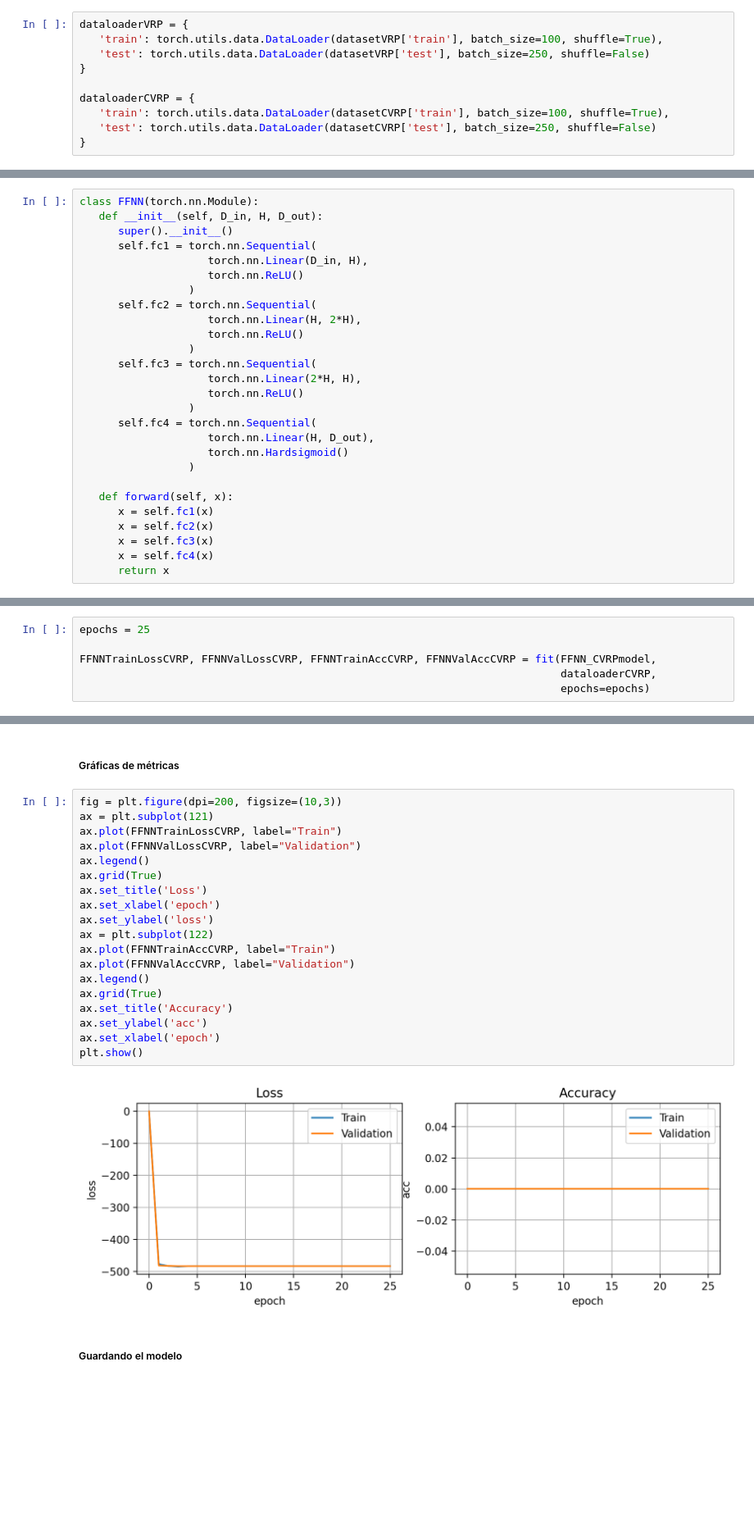
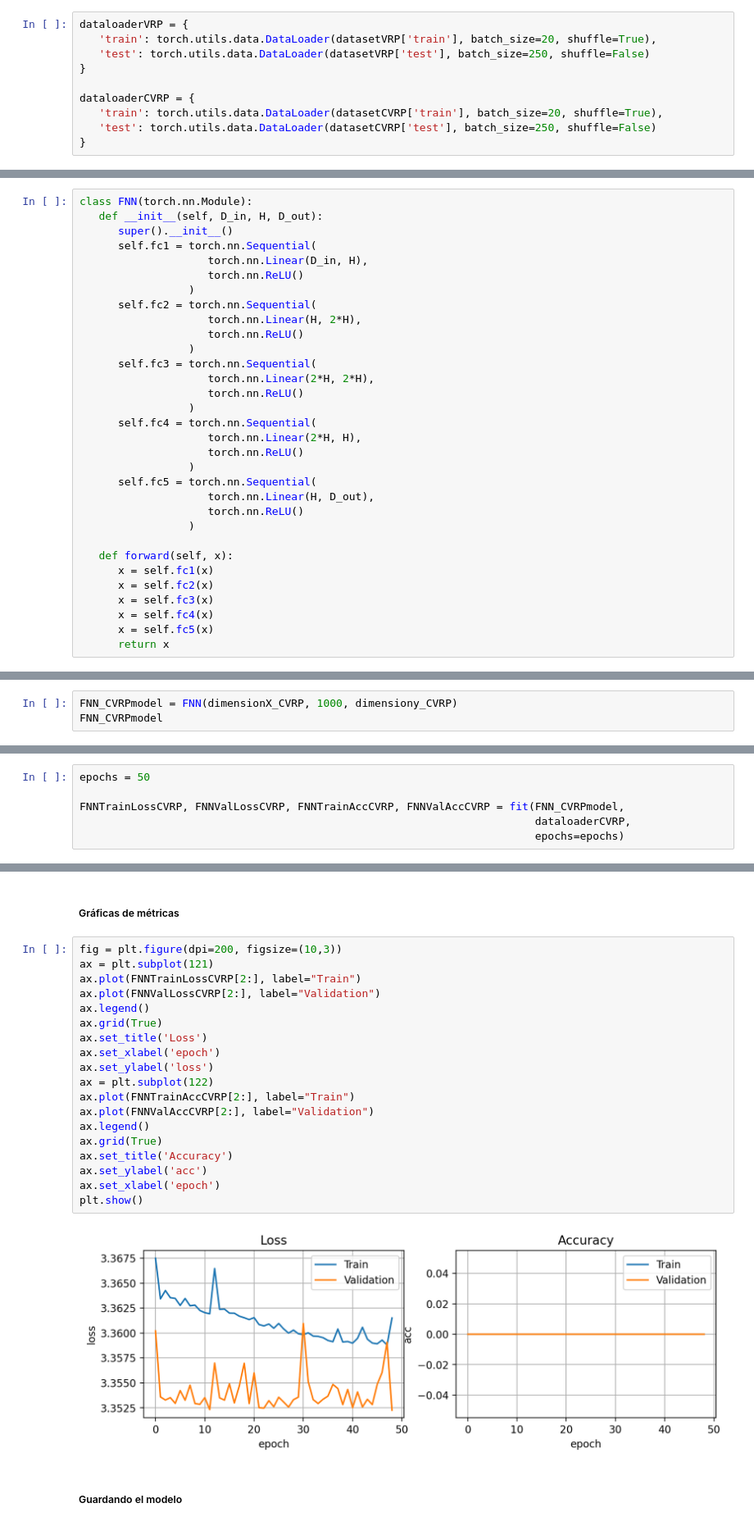
Before and after one commit to jesusmiguel123/Soluci-n-al-problema-de-Rutas-de-veh-culos-aplicando-GNN-y-CNN, a Jupyter notebook: Solucion al problema de Rutas de Vehiculos aplicando GNN y CNN.ipynb, the cells around one changed output, grey strips where cells are left out. Shown: that part at 82% size. Drawn from its saved outputs; the diff is of its cells as text; blank space fills up the shorter version.

```diff
--- a/Solucion al problema de Rutas de Vehiculos aplicando GNN y CNN.ipynb
+++ b/Solucion al problema de Rutas de Vehiculos aplicando GNN y CNN.ipynb
@@ -184,18 +208,18 @@ datasetCVRP = {
 Se divide el dataset en batches para un mejor entrenamiento usando el modulo utils.data.
 # %%
 dataloaderVRP = {
-   'train': torch.utils.data.DataLoader(datasetVRP['train'], batch_size=100, shuffle=True),
+   'train': torch.utils.data.DataLoader(datasetVRP['train'], batch_size=20, shuffle=True),
    'test': torch.utils.data.DataLoader(datasetVRP['test'], batch_size=250, shuffle=False)
 }
 
 dataloaderCVRP = {
-   'train': torch.utils.data.DataLoader(datasetCVRP['train'], batch_size=100, shuffle=True),
+   'train': torch.utils.data.DataLoader(datasetCVRP['train'], batch_size=20, shuffle=True),
    'test': torch.utils.data.DataLoader(datasetCVRP['test'], batch_size=250, shuffle=False)
 }
 # %% [markdown]
 #### Definición del modelo
 # %%
-class FFNN(torch.nn.Module):
+class FNN(torch.nn.Module):
    def __init__(self, D_in, H, D_out):
       super().__init__()
       self.fc1 = torch.nn.Sequential(
@@ -207,12 +231,16 @@ class FFNN(torch.nn.Module):
                     torch.nn.ReLU()
                  )
       self.fc3 = torch.nn.Sequential(
+                    torch.nn.Linear(2*H, 2*H),
+                    torch.nn.ReLU()
+                 )
+      self.fc4 = torch.nn.Sequential(
                     torch.nn.Linear(2*H, H),
                     torch.nn.ReLU()
                  )
-      self.fc4 = torch.nn.Sequential(
+      self.fc5 = torch.nn.Sequential(
                     torch.nn.Linear(H, D_out),
-                    torch.nn.Hardsigmoid()
+                    torch.nn.ReLU()
                  )
 
    def forward(self, x):
@@ -220,6 +248,7 @@ class FFNN(torch.nn.Module):
       x = self.fc2(x)
       x = self.fc3(x)
       x = self.fc4(x)
+      x = self.fc5(x)
       return x
 # %% [markdown]
 #### Función de entrenamiento
@@ -369,0 +378,3 @@ FFNN(
+# %%
+FNN_CVRPmodel = FNN(dimensionX_CVRP, 1000, dimensiony_CVRP)
+FNN_CVRPmodel
@@ -370,9 +399,9 @@ FFNN(
 # %% [markdown]
 ##### Entrenamiento
 # %%
-epochs = 25
+epochs = 50
 
-FFNNTrainLossCVRP, FFNNValLossCVRP, FFNNTrainAccCVRP, FFNNValAccCVRP = fit(FFNN_CVRPmodel,
-                                                                           dataloaderCVRP,
-                                                                           epochs=epochs)
+FNNTrainLossCVRP, FNNValLossCVRP, FNNTrainAccCVRP, FNNValAccCVRP = fit(FNN_CVRPmodel,
+                                                                       dataloaderCVRP,
+                                                                       epochs=epochs)
 # %% [output]
@@ -398,23 +427,23 @@ Epoch 25/25 loss -483.72223 val_loss -483.72489 acc 0.00000 val_acc 0.00000
 # %%
 fig = plt.figure(dpi=200, figsize=(10,3))
 ax = plt.subplot(121)
-ax.plot(FFNNTrainLossCVRP, label="Train")
-ax.plot(FFNNValLossCVRP, label="Validation")
+ax.plot(FNNTrainLossCVRP[2:], label="Train")
+ax.plot(FNNValLossCVRP[2:], label="Validation")
 ax.legend()
 ax.grid(True)
 ax.set_title('Loss')
 ax.set_xlabel('epoch')
 ax.set_ylabel('loss')
 ax = plt.subplot(122)
-ax.plot(FFNNTrainAccCVRP, label="Train")
-ax.plot(FFNNValAccCVRP, label="Validation")
+ax.plot(FNNTrainAccCVRP[2:], label="Train")
+ax.plot(FNNValAccCVRP[2:], label="Validation")
 ax.legend()
 ax.grid(True)
 ax.set_title('Accuracy')
 ax.set_ylabel('acc')
 ax.set_xlabel('epoch')
 plt.show()
 # %% [output]
-[figure, old version]
+[figure, new version]
 # %% [markdown]
 ##### Guardando el modelo
```
Also changed, not shown: parts of 21 cells of this notebook, 4 other files.
